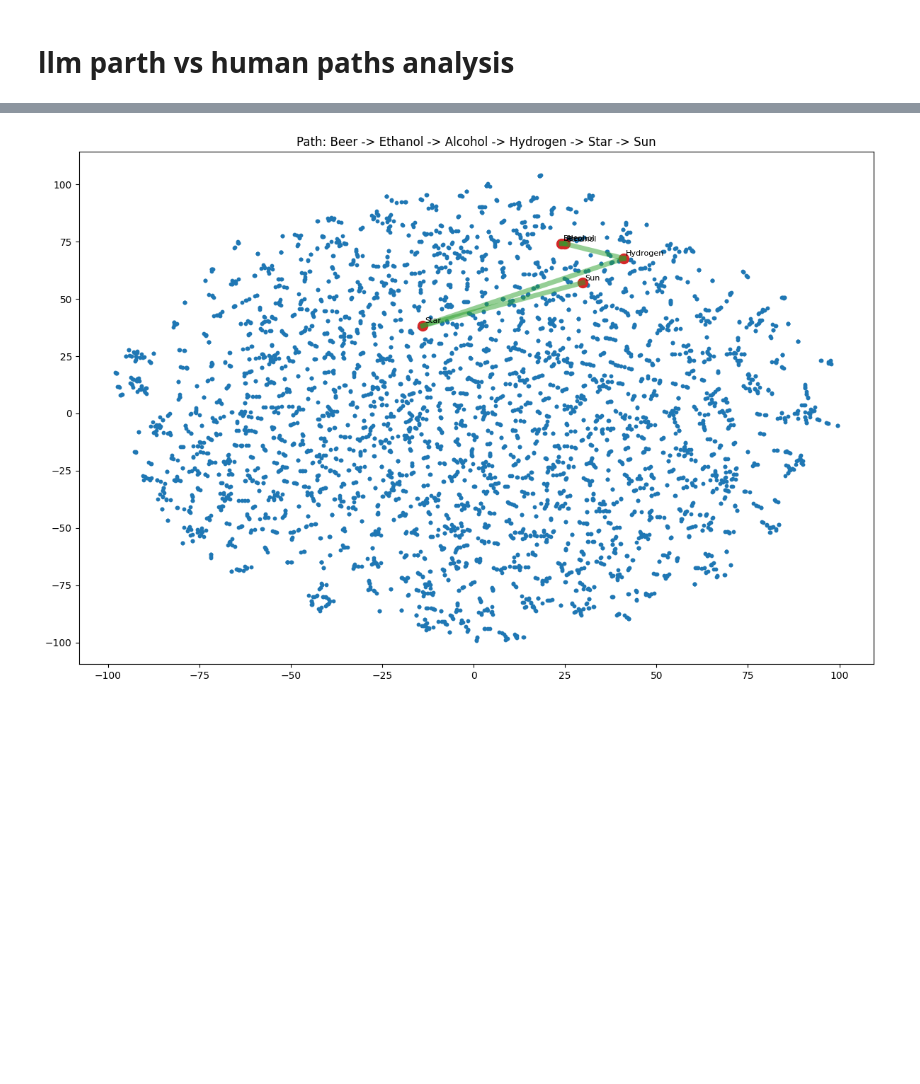
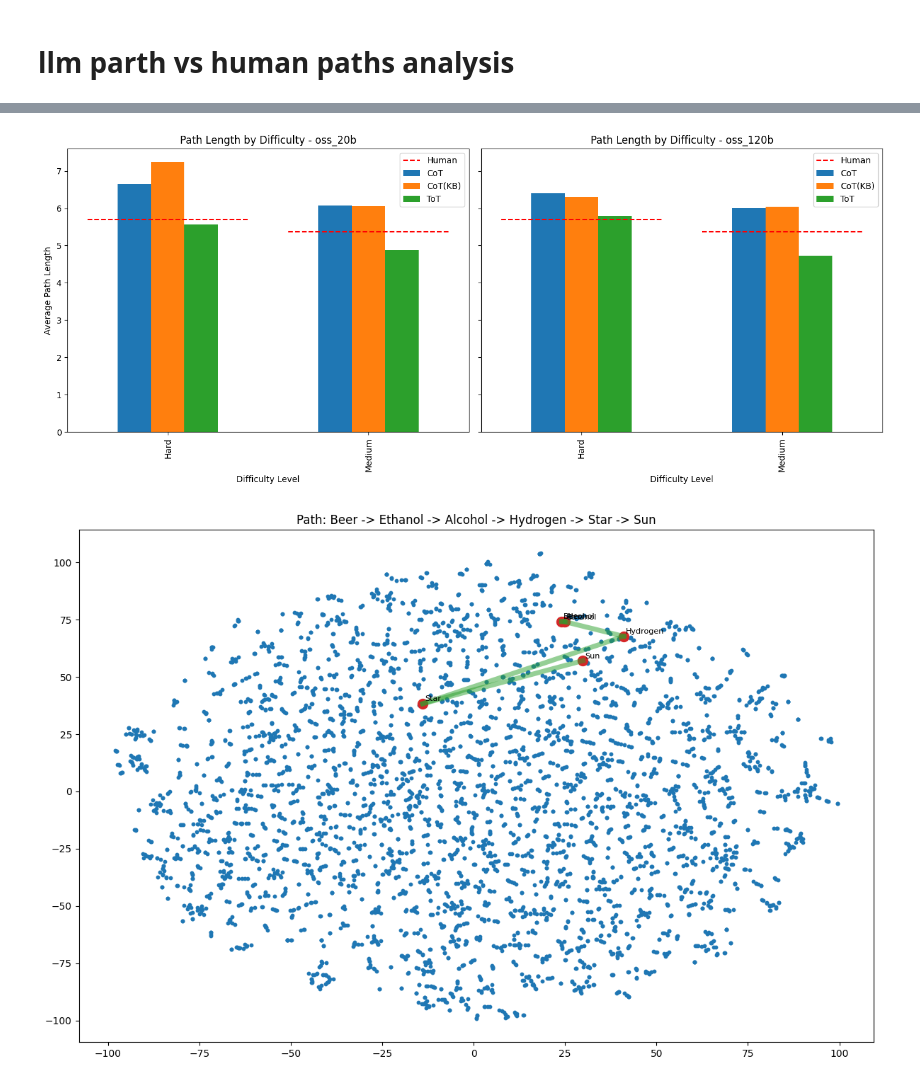
Before and after one commit to au-nlp/project-milestone-p2-group11, a Jupyter notebook: main.ipynb, the cells around one changed output, grey strips where cells are left out. Cells and saved outputs as stored; diff of their text form; code cells hidden in the pictures; blank space fills up the shorter version.

```diff
--- a/main.ipynb
+++ b/main.ipynb
@@ -1042,2 +830,6 @@ def visualize_specific_semantic_space(metadata:pd.DataFrame, emb_path: str, arti
+# %%
+visualizer.visualize_path_length(llm_path_merged,resolved_df)
+# %% [output]
+[figure, added]
 # %%
 from sklearn.manifold import TSNE
```
Also changed, not shown: parts of 16 cells of this notebook, 2 other files.
